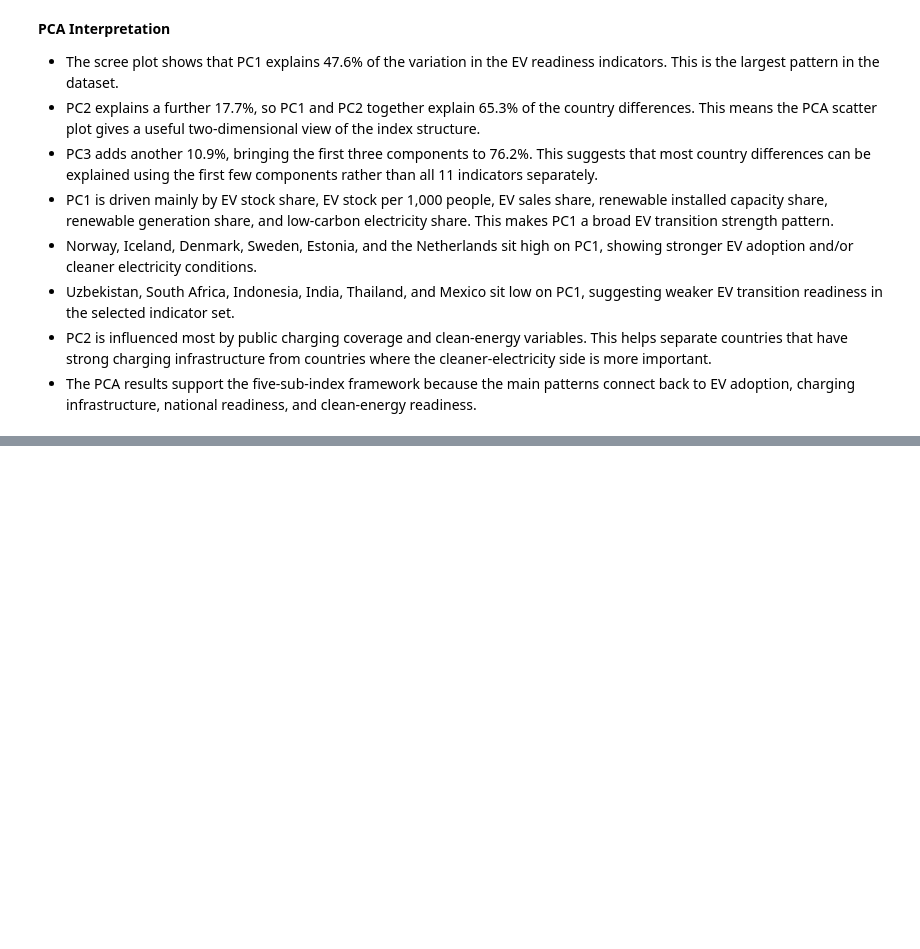
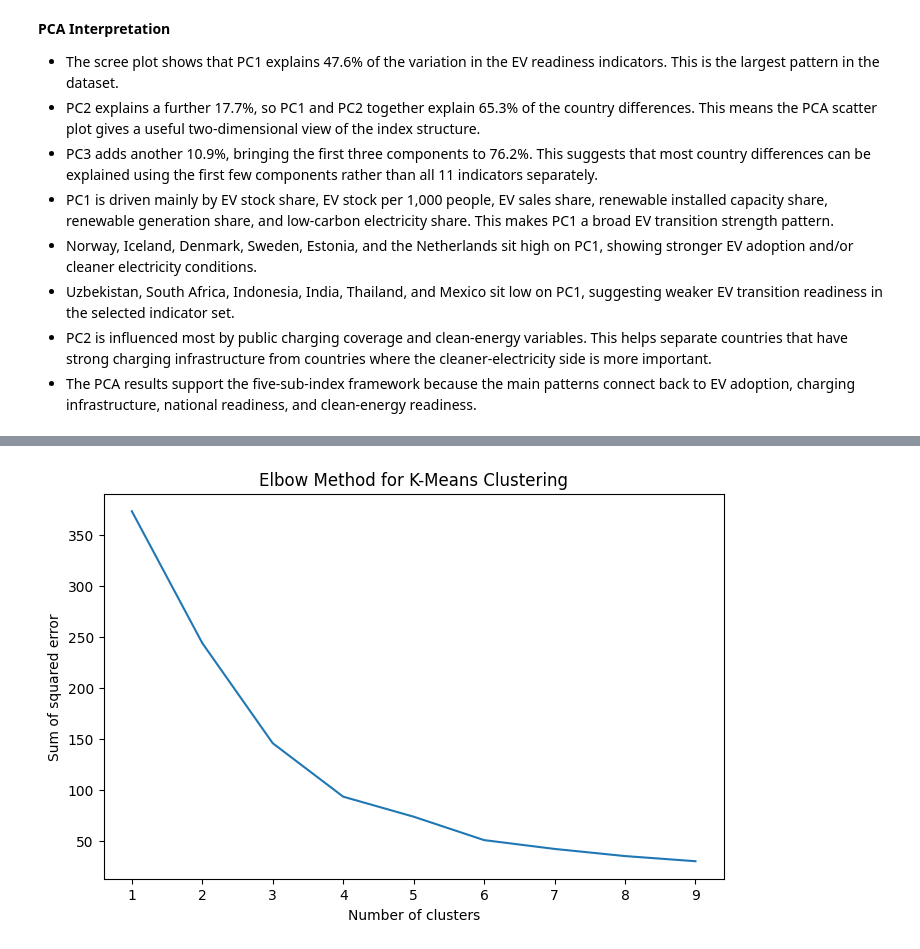
Before and after one commit to RathnamMeghana/DAV_CA1, a Jupyter notebook: index.ipynb, the cells around one changed output, grey strips where cells are left out. Cells and saved outputs as stored; diff of their text form; code cells hidden in the pictures; blank space fills up the shorter version.

Commit message:
🧪 Add clustering elbow check
Added the K-Means elbow method for the PCA scores.

Used it to compare possible country group counts.

```diff
--- a/index.ipynb
+++ b/index.ipynb
@@ -1505,0 +1514,20 @@ Total_public_chargers_per_1000_EVs  0.337         0.337
+# %%
+from sklearn.cluster import KMeans
+
+# Use the elbow plot to compare possible numbers of country groups.
+k_range = range(1, 10)
+sse = []
+
+for k in k_range:
+    km = KMeans(n_clusters=k, random_state=42, n_init="auto")
+    km.fit(pca_df[["PC1", "PC2"]])
+    sse.append(km.inertia_)
+
+plt.figure(figsize=(8, 5))
+plt.xlabel("Number of clusters")
+plt.ylabel("Sum of squared error")
+plt.title("Elbow Method for K-Means Clustering")
+plt.plot(k_range, sse)
+plt.show()
+# %% [output]
+[figure, added]
```
Also changed, not shown: parts of 1 cell of this notebook.
